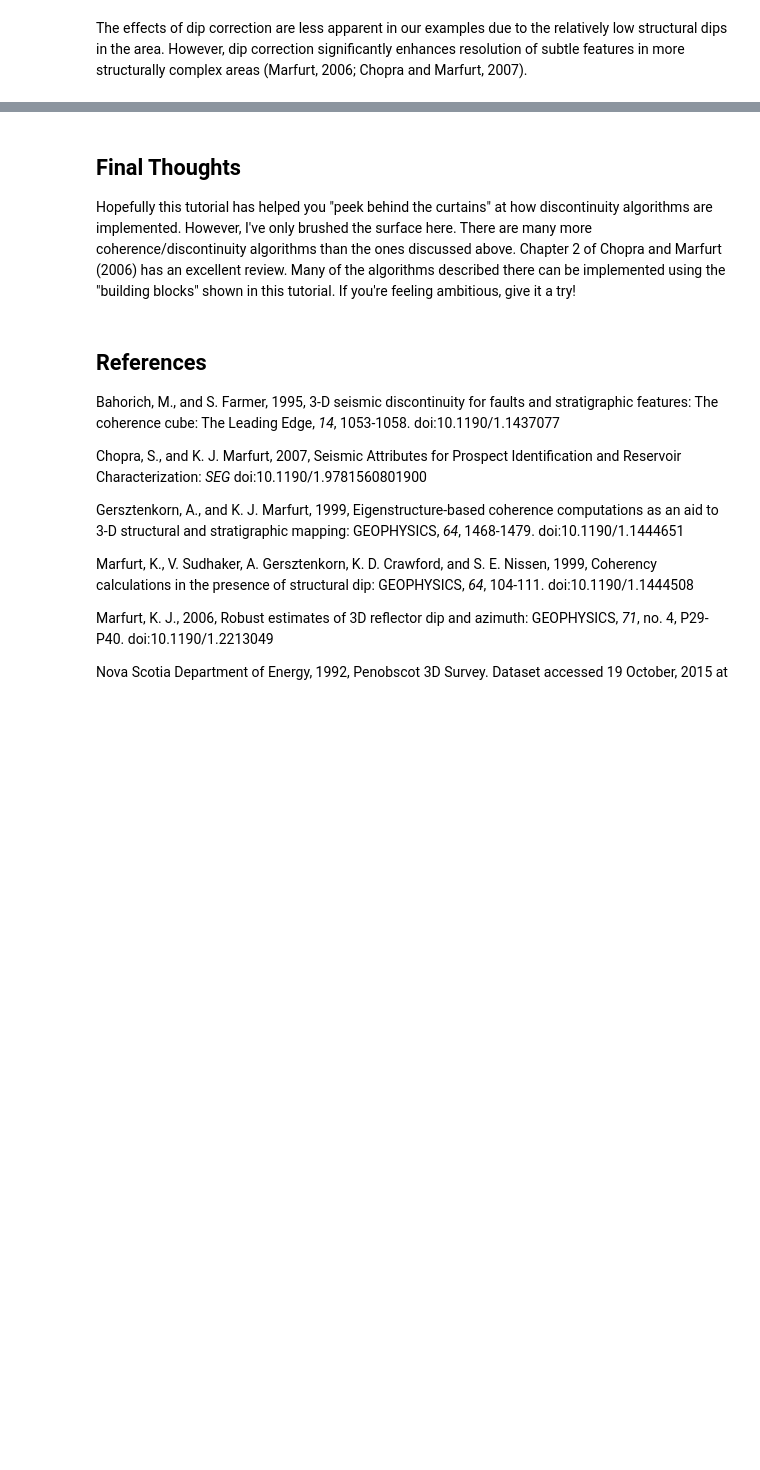
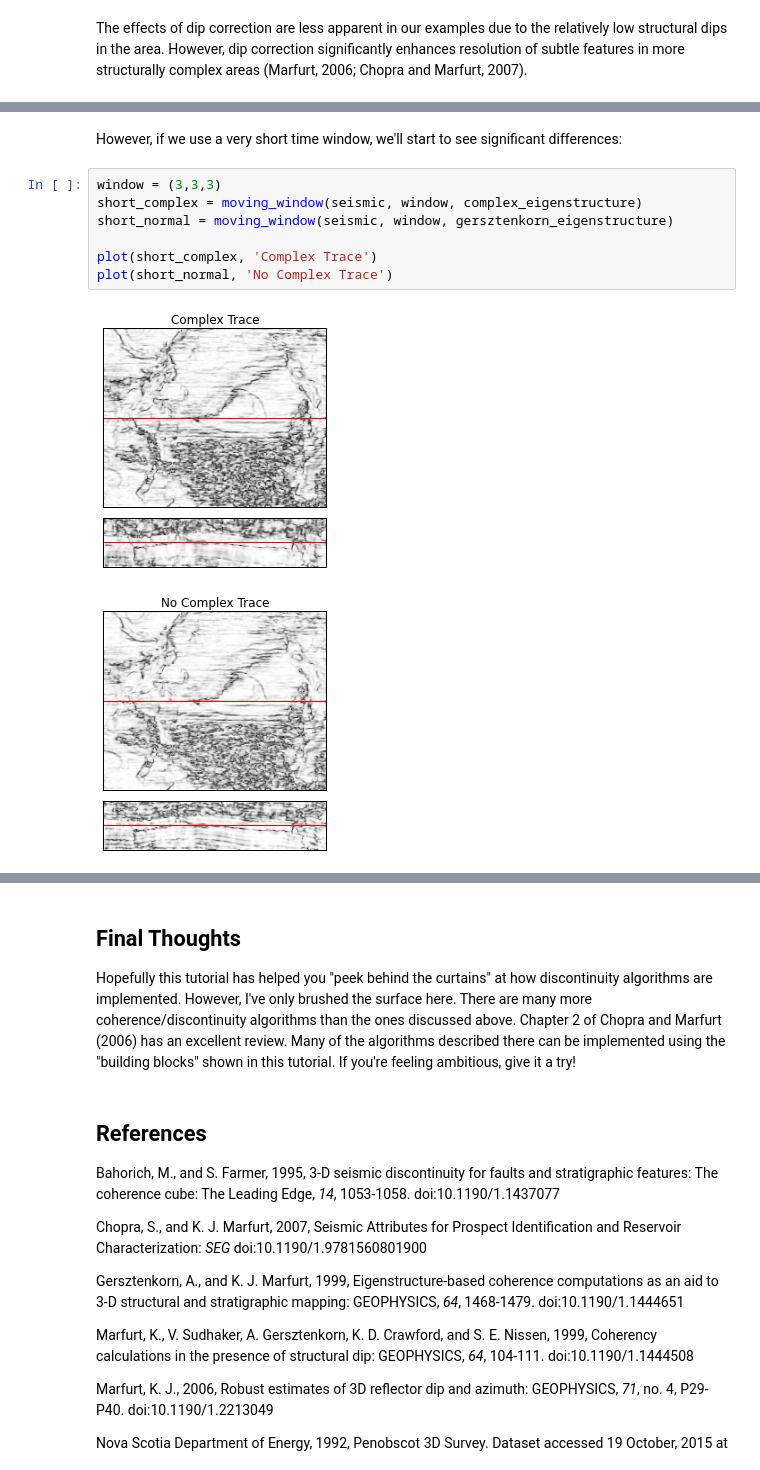
Before and after one commit to seg/tutorials, a Jupyter notebook: 1512_Semblance_coherence_and_discontinuity/Discontinuity_tutorial.ipynb, the cells around one changed output, grey strips where cells are left out. Drawn from its saved outputs; the diff is of its cells as text; blank space fills up the shorter version.

```diff
--- a/1512_Semblance_coherence_and_discontinuity/Discontinuity_tutorial.ipynb
+++ b/1512_Semblance_coherence_and_discontinuity/Discontinuity_tutorial.ipynb
@@ -400,0 +419,12 @@ plot(gersztenkorn, 'Gersztenkorn & Marfurt (1999)')
+# %% [markdown]
+However, if we use a very short time window, we'll start to see significant differences:
+# %%
+window = (3,3,3)
+short_complex = moving_window(seismic, window, complex_eigenstructure)
+short_normal = moving_window(seismic, window, gersztenkorn_eigenstructure)
+
+plot(short_complex, 'Complex Trace')
+plot(short_normal, 'No Complex Trace')
+# %% [output]
+[figure, added]
+[figure, added]
```
Also changed, not shown: parts of 29 cells of this notebook.
